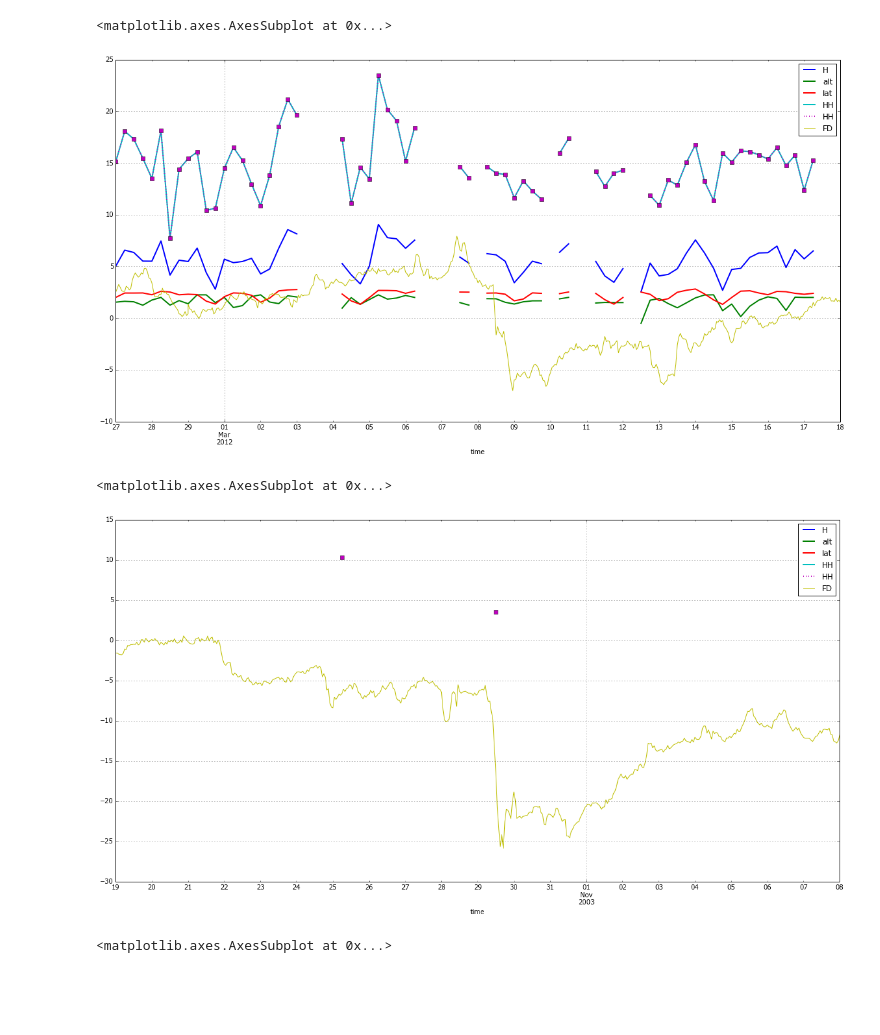
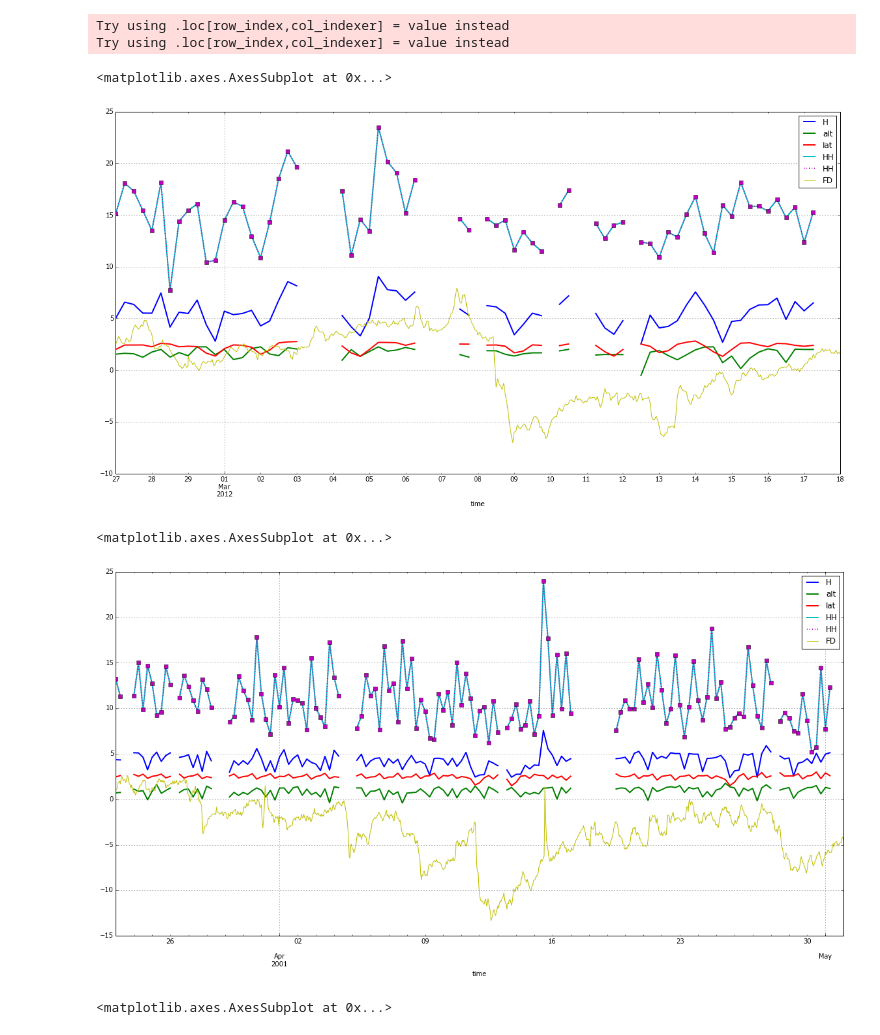
Before and after one commit to ODZ-UJF-AV-CR/liulin, a Jupyter notebook: FDoldstyle_alldata.ipynb, the cells around one changed output. Cells and saved outputs as stored; diff of their text form; code cells hidden in the pictures; blank space fills up the shorter version.

Commit message:
corrected version of aproximation of latitude relation, there was problem with reuse of variable

```diff
--- a/FDoldstyle_alldata.ipynb
+++ b/FDoldstyle_alldata.ipynb
@@ -95,12 +97,10 @@ plt.xlabel('altitude [feet * 1000]')
 df1 = df[['date','H','alt','lat']]
 
 df1['date'] = pd.to_datetime(df1['date'])
-df1['HH'] = df1['H'] - p(df1['lat']) * 1 # subtract latitude ralation
-#df1['lat'] = df1['lat'] / 20
-df1['HH'] = df1['HH'] - pp(df1['alt'] / 1000) * 1  # subtract altitude ralation
-#df1['alt'] = (df1['alt'] - 30000) / 4000
+df1['HH'] = df1['H'] - p(df1['lat']) # subtract latitude ralation
+df1['HH'] = df1['HH'] - pp(df1['alt'] / 1000)  # subtract altitude ralation
 
-df1.loc[df1.alt <= 32000, 'HH'] = np.NAN
+#df1.loc[df1.alt <= 32000, 'HH'] = np.NAN   # filtering of low altitudes
 
 df1 = df1.set_index('date')
 df1 = df1.sort_index()
@@ -146,38 +146,40 @@ df2['HH'][from_time: to_time].plot(figsize=(20,10),lw='2', marker='s',linestyle=
 df3[from_time: to_time]['FD'] = df3[from_time: to_time]['FD'].sub(90)
 df3[from_time: to_time]['FD'].plot(figsize=(20, 10))
 # %% [output]
-<matplotlib.axes.AxesSubplot at 0x...>
+Try using .loc[row_index,col_indexer] = value instead
+Try using .loc[row_index,col_indexer] = value instead
+<matplotlib.axes.AxesSubplot at 0x...>
-[figure, old version]
+[figure, new version]
 # %%
-FD = '2003-10-29'
+FD = '2001-4-12'
 
 df3 = pd.read_csv('./LSradiation.csv', sep=',', header=0, parse_dates='time')
 df3['time'] = pd.to_datetime(df3['time'])
 df3 = df3.set_index('time')
 df3 = df3.sort_index()
 
 df2 = pd.read_csv('./radiation_avg.csv', sep=',', header=0, parse_dates='time' )
 df2['date'] = pd.to_datetime(df2['date'])
 df2 = df2.set_index('date')
 df2['H'] = df2['H'].astype(float)
 df2['HH'] = df2['HH'].astype(float) * 5 + 40
 
 df2['lat'] = df2['lat'] / 20
 df2['alt'] = (df2['alt'] - 30000) / 4000
 
 
 datetime.timedelta(days=1)
-from_time = str(pd.to_datetime(FD) + datetime.timedelta(days=-10))
-to_time = str(pd.to_datetime(FD) + datetime.timedelta(days=10))
+from_time = str(pd.to_datetime(FD) + datetime.timedelta(days=-20))
+to_time = str(pd.to_datetime(FD) + datetime.timedelta(days=20))
 
 #df2[from_time: to_time].plot(figsize=(20,10),title=FD, marker='s',linestyle=':')
 df2[from_time: to_time].plot(figsize=(20,10),lw='2')
 df2['HH'][from_time: to_time].plot(figsize=(20,10),lw='2', marker='s',linestyle=':')
 df3[from_time: to_time]['FD'] = df3[from_time: to_time]['FD'].sub(90)
 df3[from_time: to_time]['FD'].plot(figsize=(20, 10))
 # %% [output]
 <matplotlib.axes.AxesSubplot at 0x...>
-[figure, old version]
+[figure, new version]
 # %%
 df2.plot(figsize=(200, 4))
 #df3.plot(figsize=(20, 4))
```
Also changed, not shown: parts of 4 cells of this notebook.
